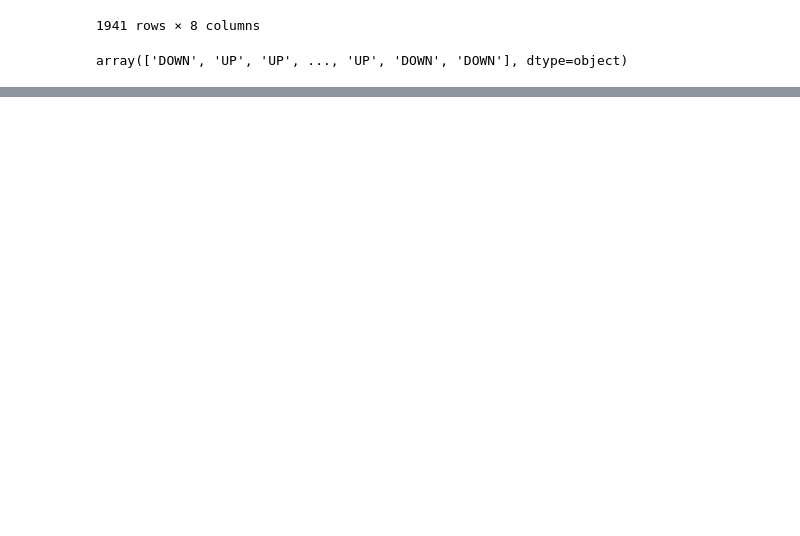
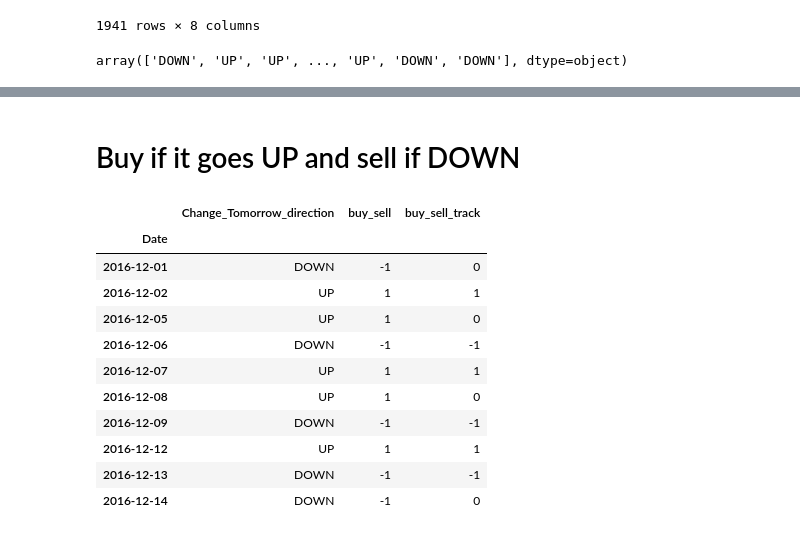
Before and after one commit to Ind-saurabh-kumar/ShareMarketPrice, a Jupyter notebook: Backtestiong_ML_Classification.ipynb, the cells around one changed output, grey strips where cells are left out. Cells and saved outputs as stored; diff of their text form; code cells hidden in the pictures; blank space fills up the shorter version.

```diff
--- a/Backtestiong_ML_Classification.ipynb
+++ b/Backtestiong_ML_Classification.ipynb
@@ -98,0 +189,2 @@ class ClassificatonUP(Strategy):
+# %%
+df['buy_sell']=list_buy_sell
@@ -98,0 +206,34 @@ class ClassificatonUP(Strategy):
+# %% [markdown]
+# Buy if it goes UP and sell if DOWN
+# %%
+list_buy_sell =[]
+
+already_bought = False
+# %%
+for tomorrow_direction in df.Change_Tomorrow_direction:
+    if tomorrow_direction =='UP' and already_bought == False:
+        list_buy_sell.append(1)
+        already_bought=True
+    elif tomorrow_direction == 'DOWN' and already_bought==True:
+        list_buy_sell.append(-1)
+        already_bought = False
+
+    else:
+        list_buy_sell.append(0)
+# %%
+df['buy_sell_track'] = list_buy_sell
+# %%
+df[['Change_Tomorrow_direction', 'buy_sell', 'buy_sell_track']].head(10)
+# %% [output]
+|  | Change_Tomorrow_direction | buy_sell | buy_sell_track |
+| Date |  |  |  |
+| 2016-12-01 | DOWN | -1 | 0 |
+| 2016-12-02 | UP | 1 | 1 |
+| 2016-12-05 | UP | 1 | 0 |
+| 2016-12-06 | DOWN | -1 | -1 |
+| 2016-12-07 | UP | 1 | 1 |
+| 2016-12-08 | UP | 1 | 0 |
+| 2016-12-09 | DOWN | -1 | -1 |
+| 2016-12-12 | UP | 1 | 1 |
+| 2016-12-13 | DOWN | -1 | -1 |
+| 2016-12-14 | DOWN | -1 | 0 |
```
Also changed, not shown: parts of 14 cells of this notebook.
